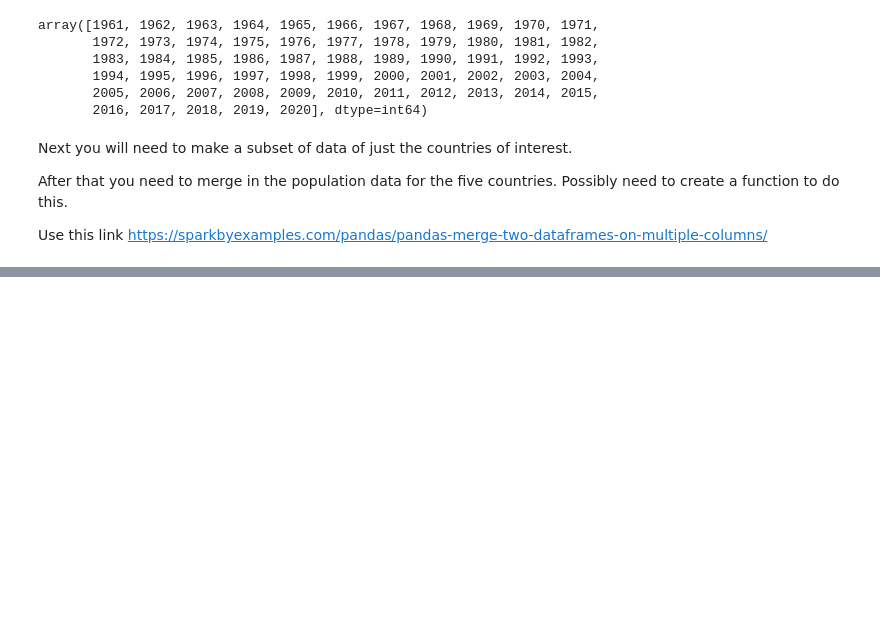
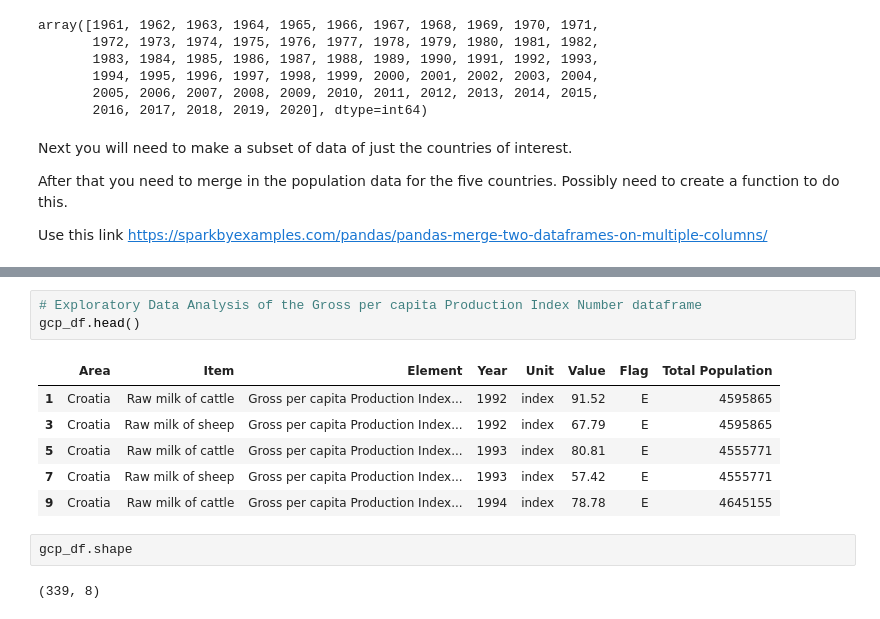
Before and after one commit to DrAmy-Data/CA2, a Jupyter notebook: CA2.ipynb, the cells around one changed output, grey strips where cells are left out. Cells and saved outputs as stored; diff of their text form; blank space fills up the shorter version.

```diff
--- a/CA2.ipynb
+++ b/CA2.ipynb
@@ -517,0 +601,14 @@ df1.loc[df1["Value"]==91.52]
+# %%
+# Exploratory Data Analysis of the Gross per capita Production Index Number dataframe
+gcp_df.head()
+# %% [output]
+|  | Area | Item | Element | Year | Unit | Value | Flag | Total Population |
+| 1 | Croatia | Raw milk of cattle | Gross per capita Production Index... | 1992 | index | 91.52 | E | 4595865 |
+| 3 | Croatia | Raw milk of sheep | Gross per capita Production Index... | 1992 | index | 67.79 | E | 4595865 |
+| 5 | Croatia | Raw milk of cattle | Gross per capita Production Index... | 1993 | index | 80.81 | E | 4555771 |
+| 7 | Croatia | Raw milk of sheep | Gross per capita Production Index... | 1993 | index | 57.42 | E | 4555771 |
+| 9 | Croatia | Raw milk of cattle | Gross per capita Production Index... | 1994 | index | 78.78 | E | 4645155 |
+# %%
+gcp_df.shape
+# %% [output]
+(339, 8)
```
Also changed, not shown: parts of 39 cells of this notebook.
